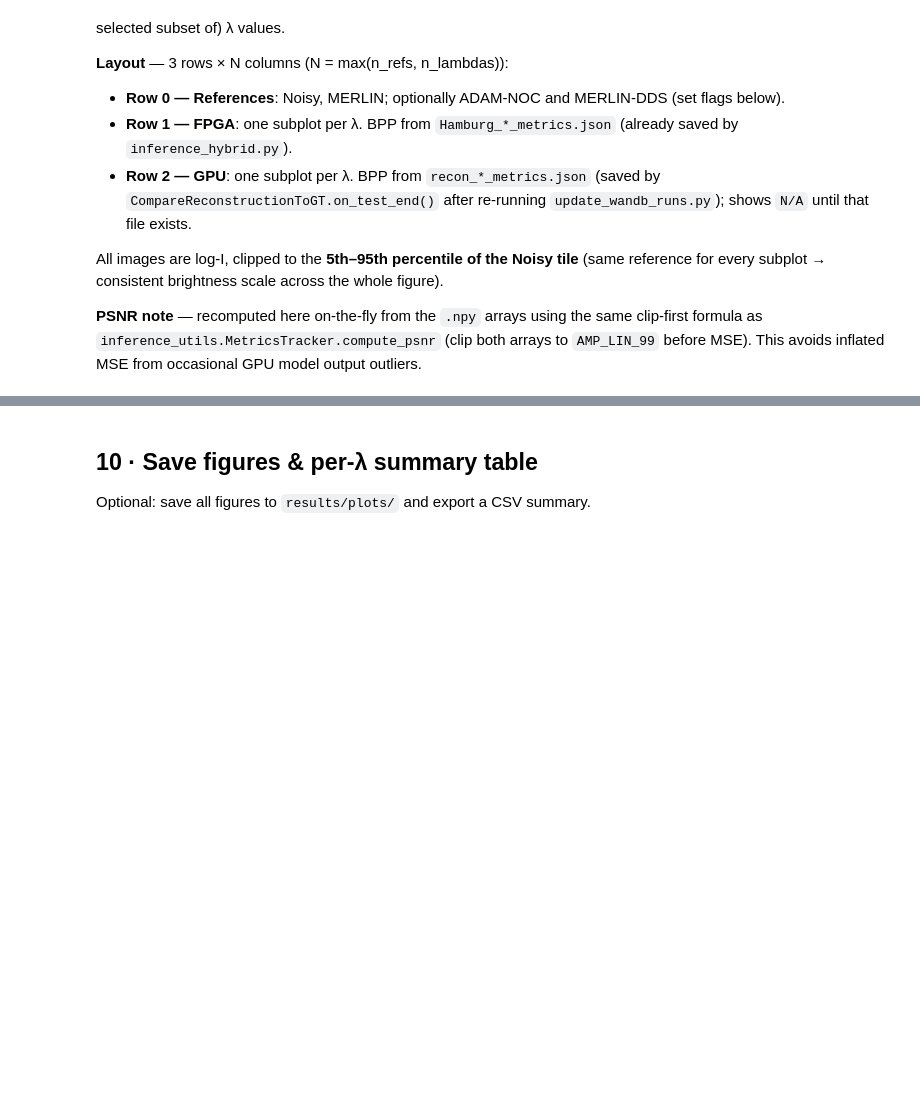
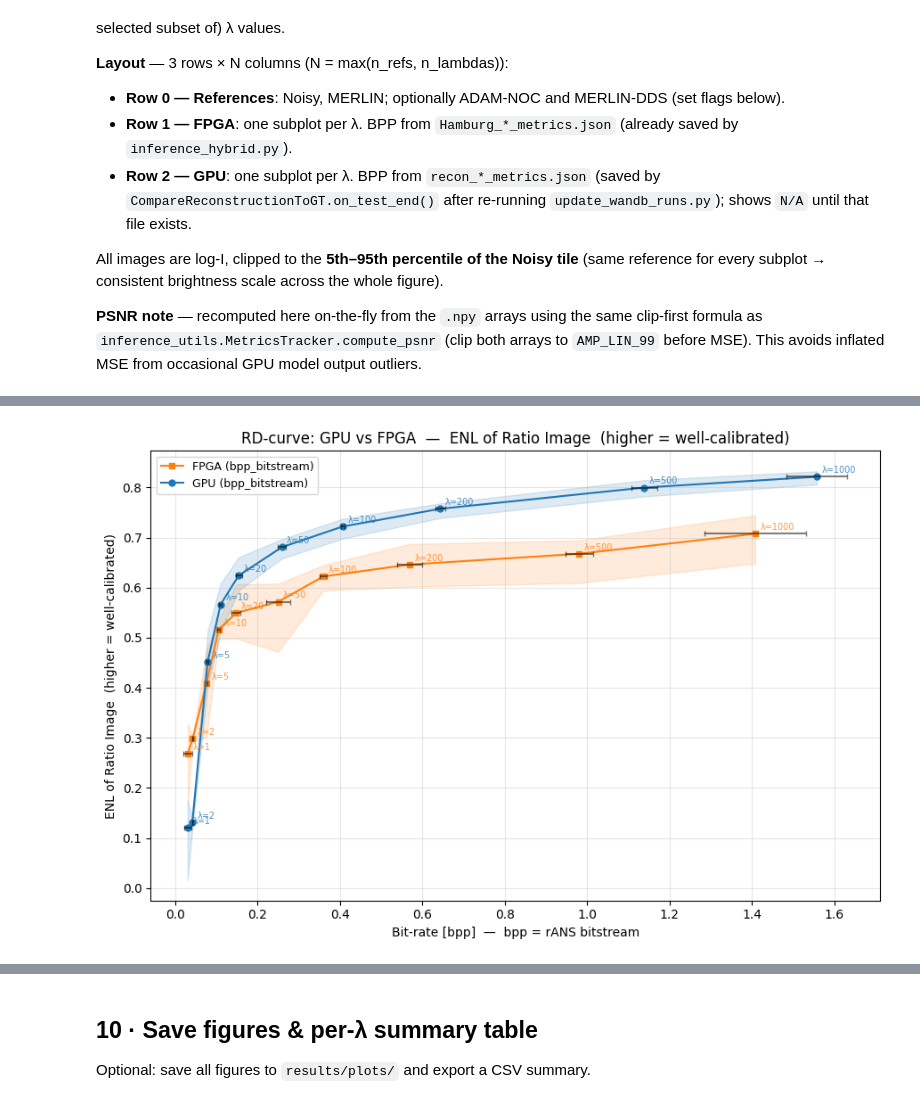
Before and after one commit to CedricLeon/SAR_DDC_FPGA, a Jupyter notebook: notebooks/compare_gpu_fpga.ipynb, the cells around one changed output, grey strips where cells are left out. Cells and saved outputs as stored; diff of their text form; code cells hidden in the pictures; blank space fills up the shorter version.

```diff
--- a/notebooks/compare_gpu_fpga.ipynb
+++ b/notebooks/compare_gpu_fpga.ipynb
@@ -811,0 +962,84 @@ plt.show()
+# %%
+# ─────────────────────────────────────────────────────────────────────────────
+# ── SAR Quality Metric RD-curve  —  switchable Y axis ────────────────────────
+# ─────────────────────────────────────────────────────────────────────────────
+# Switch QUALITY_COL to any column in METRIC_COLS to update the Y axis.
+# Examples:
+#   "enl_recon"    → Equivalent Number of Looks on the reconstruction (higher = less speckle)
+#   "ratio_mean"   → Mean of noisy_I / recon_I ratio (1.0 = ideal; >1 = residual speckle)
+#   "ratio_enl"    → ENL of the ratio image (should be ~ L for a well-calibrated filter)
+#   "epd_merlin"   → Edge Preservation Degree vs MERLIN (1.0 = perfect)
+#   "epd_adam_noc" → Edge Preservation Degree vs ADAM-NOC (1.0 = perfect)
+#   "psnr_merlin"  → back to classic PSNR
+
+QUALITY_COL = "ratio_enl"
+
+# Human-readable Y-axis labels per metric.
+# Comment out any entry to exclude it from the multi-metric grid below.
+_METRIC_LABELS: Dict[str, str] = {
+    # "enl_recon":    "ENL of Reconstruction  (higher = smoother)",
+    "ratio_mean":   "Mean Ratio  noisy_I / recon_I  (1.0 = ideal)",
+    "ratio_enl":    "ENL of Ratio Image  (higher = well-calibrated)",
+    "epd_merlin":   "EPD vs MERLIN  (1.0 = perfect edge preservation)",
+    "epd_adam_noc": "EPD vs ADAM-NOC  (1.0 = perfect edge preservation)",
+    "psnr_merlin":  "PSNR vs MERLIN [dB]",
+    "psnr_adam_noc":"PSNR vs ADAM-NOC [dB]",
+    "ssim_merlin":  "SSIM vs MERLIN",
+    "mse_merlin":   "MSE vs MERLIN",
+}
+
+# ────────────────────────────────────────────────────────────────────────
+# ───────── One large visualization of a specific quality metric ─────────
+# ────────────────────────────────────────────────────────────────────────
+fig_sar = make_rd_figure(
+    stats_df,
+    quality_col=(QUALITY_COL, _METRIC_LABELS.get(QUALITY_COL, QUALITY_COL)),
+    bpp_gpu_col=BPP_GPU_COL,
+    annotate_lambda=True,
+)
+if SAVE_FIGURES:
+    fig_sar.savefig(PLOTS_DIR / f"rd_{QUALITY_COL}.pdf", dpi=150, bbox_inches="tight")
+plt.show()
+
+# ─────────────────────────────────────────────────────────────────────────────
+# ── Multi-metric RD-curve grid  —  one subplot per entry in _METRIC_LABELS ───
+# ─────────────────────────────────────────────────────────────────────────────
+# Comment out entries in _METRIC_LABELS above to remove them from this grid.
+
+MULTI_METRIC_TITLE = "GPU vs FPGA RD-curves  —  ResSHyp-relu  —  All Quality Metrics"
+N_COLS_GRID = 2  # 2 or 3 — figure grows taller rather than wider
+
+n_metrics   = len(_METRIC_LABELS)
+n_rows_grid = (n_metrics + N_COLS_GRID - 1) // N_COLS_GRID
+
+fig_all, axes_all = plt.subplots(
+    n_rows_grid, N_COLS_GRID,
+    figsize=(N_COLS_GRID * 5.5, n_rows_grid * 4.2),
+    squeeze=False,
+)
+
+for idx, (metric_col, metric_label) in enumerate(_METRIC_LABELS.items()):
+    _r, _c = divmod(idx, N_COLS_GRID)
+    make_rd_figure(
+        stats_df,
+        quality_col=(metric_col, metric_label),
+        bpp_gpu_col=BPP_GPU_COL,
+        annotate_lambda=False,
+        ax=axes_all[_r, _c],
+    )
+
+# Hide unused subplots (when n_metrics is not a multiple of N_COLS_GRID)
+for idx in range(n_metrics, n_rows_grid * N_COLS_GRID):
+    _r, _c = divmod(idx, N_COLS_GRID)
+    axes_all[_r, _c].axis("off")
+
+fig_all.suptitle(MULTI_METRIC_TITLE, fontsize=12, fontweight="bold")
+plt.tight_layout()
+
+if SAVE_FIGURES:
+    fig_all.savefig(PLOTS_DIR / "rd_all_metrics.pdf", dpi=150, bbox_inches="tight")
+    print(f"Saved: {PLOTS_DIR / 'rd_all_metrics.pdf'}")
+
+plt.show()
+# %% [output]
+[figure, added]
```
Also changed, not shown: parts of 15 cells of this notebook, 1 other file.
